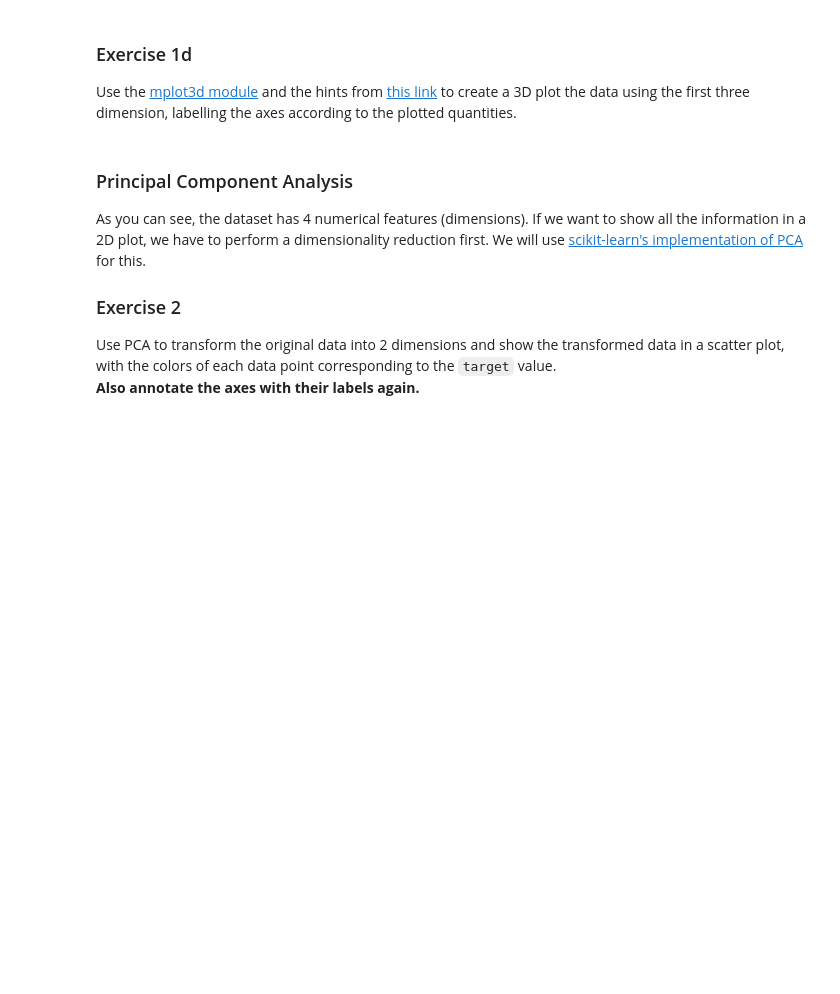
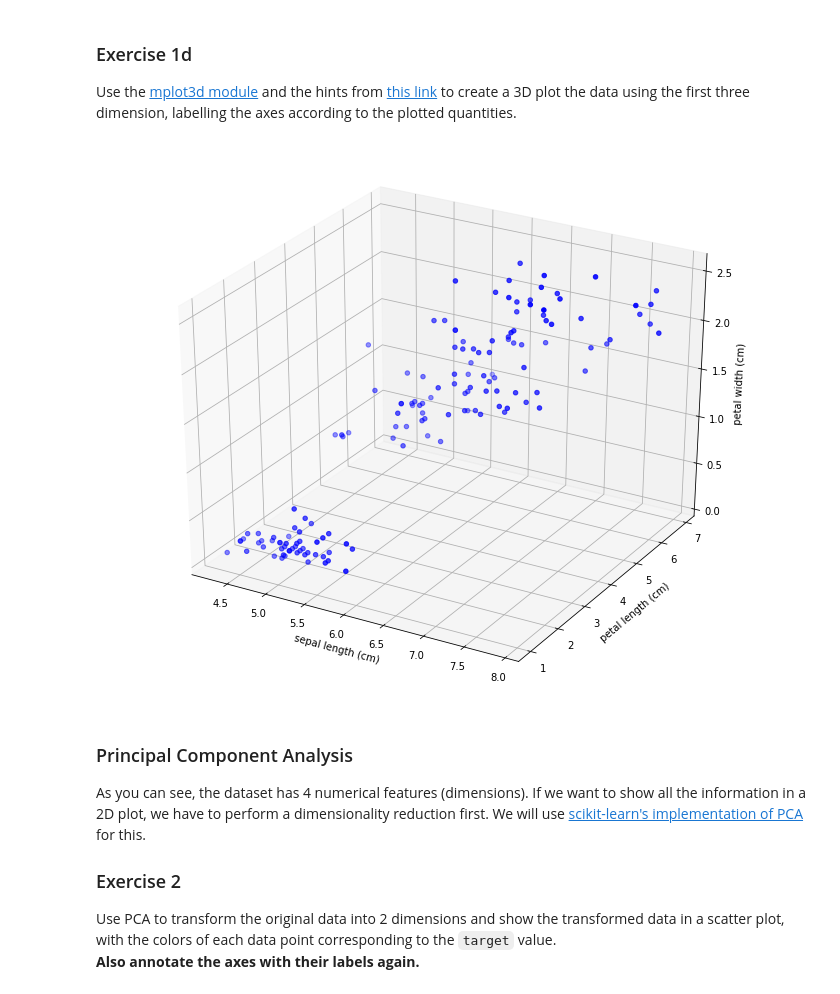
Before and after one commit to madesch/ML_Selbsthilfegruppe, a Jupyter notebook: 01_Intro_ex.ipynb, the cells around one changed output. Cells and saved outputs as stored; diff of their text form; code cells hidden in the pictures; blank space fills up the shorter version.

```diff
--- a/01_Intro_ex.ipynb
+++ b/01_Intro_ex.ipynb
@@ -247,3 +298,23 @@ Use the [mplot3d module](https://matplotlib.org/3.1.1/gallery/mplot3d/scatter3d.
+# %%
+## static 3D plot with labelled axes
+from mpl_toolkits.mplot3d import Axes3D  # noqa: F401 unused import
+
+import matplotlib.pyplot as plt
+import numpy as np
+
+# Create the figure
+fig = plt.figure(figsize=(12,10))
+ax = fig.add_subplot(111, projection='3d')
+
+# Plot the values
+ax.scatter(X['sepal length (cm)'], X['petal length (cm)'], X['petal width (cm)'], c = 'b', marker='o')
+ax.set_xlabel('sepal length (cm)')
+ax.set_ylabel('petal length (cm)')
+ax.set_zlabel('petal width (cm)')
+
+plt.show()
+# %% [output]
+[figure, added]
 # %% [markdown]
 ### Principal Component Analysis
 
```
Also changed, not shown: parts of 11 cells of this notebook.
